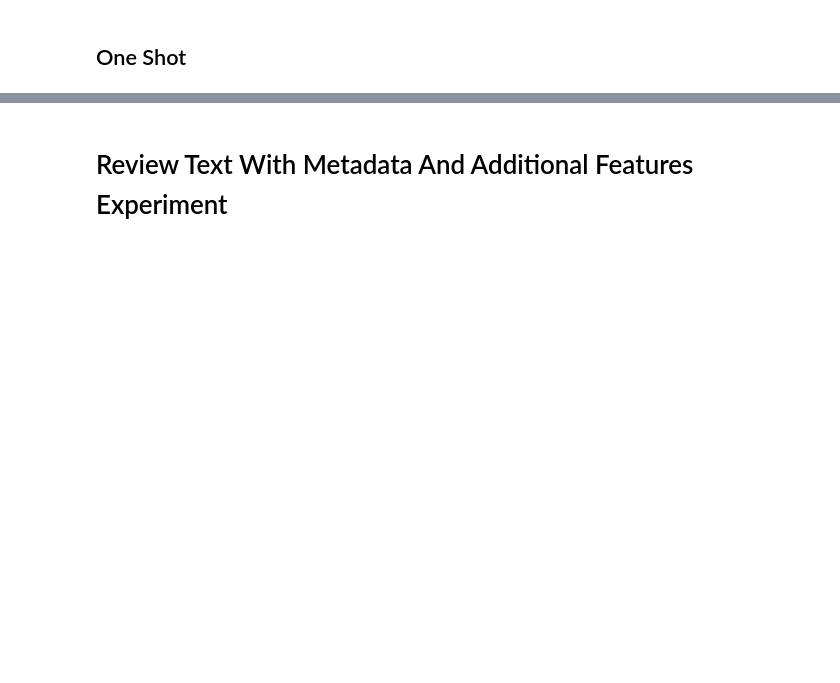
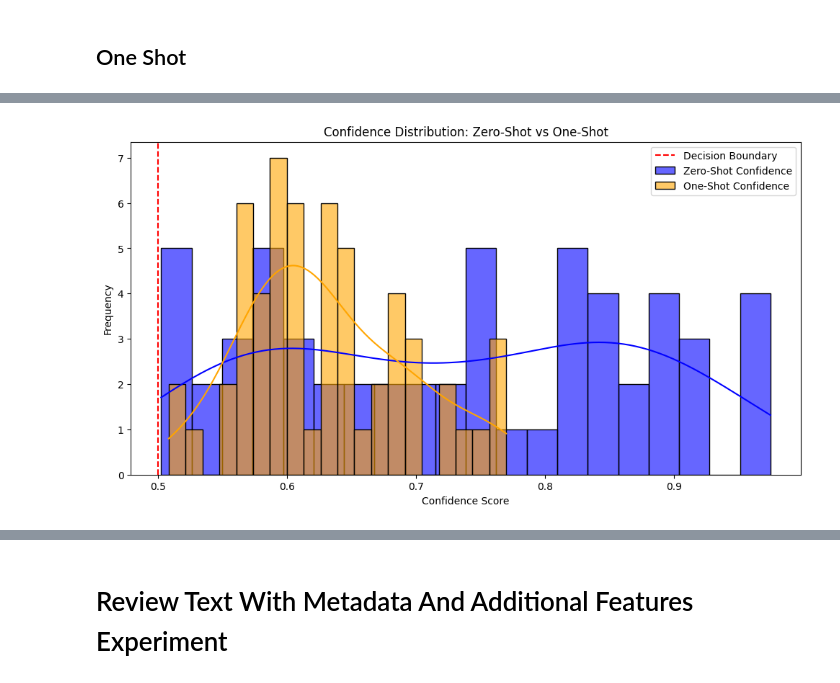
Before and after one commit to kozoB/steam-sarcasm-detection, a Jupyter notebook: Steam_Reviews_Sarcasm_Detection_Project.ipynb, the cells around one changed output, grey strips where cells are left out. Saved outputs shown, nothing was run; the diff lists cells and outputs as text; code cells hidden in the pictures; blank space fills up the shorter version.

```diff
--- a/Steam_Reviews_Sarcasm_Detection_Project.ipynb
+++ b/Steam_Reviews_Sarcasm_Detection_Project.ipynb
@@ -679,0 +610,23 @@ print(sample_reviews[['review_text', 'predicted_label', 'confidence_score']])
+# %%
+import matplotlib.pyplot as plt
+import seaborn as sns
+
+plt.figure(figsize=(12, 6))
+
+# Zero-Shot Confidence Distribution (Blue)
+sns.histplot(text_test_df['confidence_score'], bins=20, kde=True, color='blue', label='Zero-Shot Confidence', alpha=0.6)
+
+# One-Shot Confidence Distribution (Orange)
+sns.histplot(text_test_df['one_shot_confidence_score'], bins=20, kde=True, color='orange', label='One-Shot Confidence', alpha=0.6)
+
+# Red Decision Boundary
+plt.axvline(0.5, color='red', linestyle='--', label='Decision Boundary')
+
+# Titles and Labels
+plt.title('Confidence Distribution: Zero-Shot vs One-Shot')
+plt.xlabel('Confidence Score')
+plt.ylabel('Frequency')
+plt.legend()
+plt.show()
+# %% [output]
+[figure, added]
```
Also changed, not shown: parts of 45 cells of this notebook.
